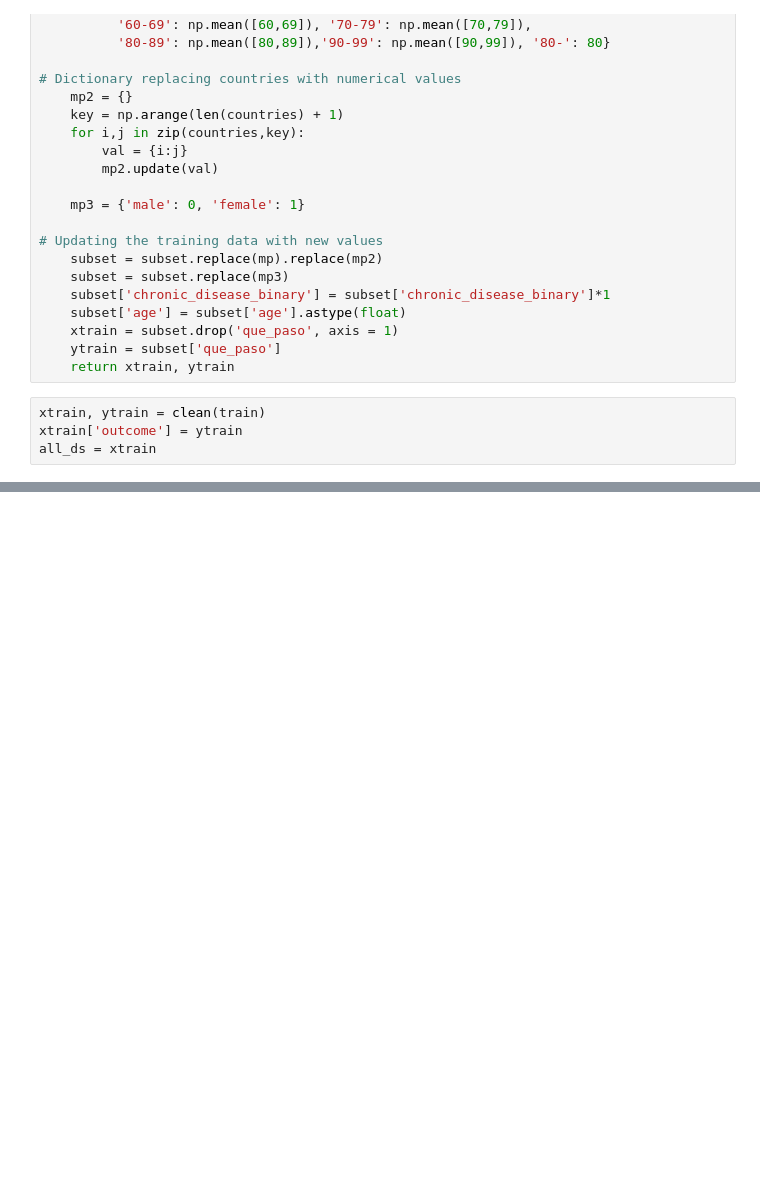
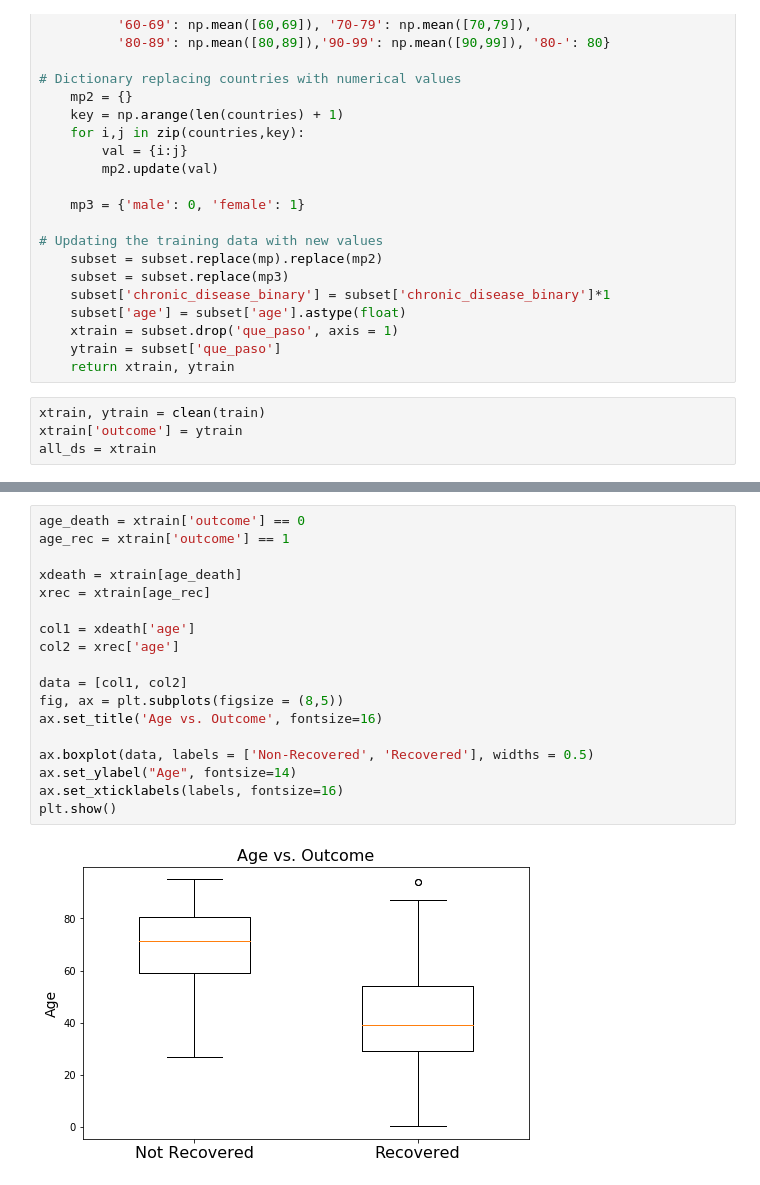
Before and after one commit to dukersss13/COVID-19-ML-Classification-Model, a Jupyter notebook: Candle.ipynb, the cells around one changed output, grey strips where cells are left out. Drawn from its saved outputs; the diff is of its cells as text; blank space fills up the shorter version.

```diff
--- a/Candle.ipynb
+++ b/Candle.ipynb
@@ -199,0 +275,20 @@ Name: outcome, dtype: int64
+# %%
+age_death = xtrain['outcome'] == 0
+age_rec = xtrain['outcome'] == 1
+
+xdeath = xtrain[age_death]
+xrec = xtrain[age_rec]
+
+col1 = xdeath['age']
+col2 = xrec['age']
+
+data = [col1, col2]
+fig, ax = plt.subplots(figsize = (8,5))
+ax.set_title('Age vs. Outcome', fontsize=16)
+
+ax.boxplot(data, labels = ['Non-Recovered', 'Recovered'], widths = 0.5)
+ax.set_ylabel("Age", fontsize=14)
+ax.set_xticklabels(labels, fontsize=16)
+plt.show()
+# %% [output]
+[figure, added]
```
Also changed, not shown: parts of 14 cells of this notebook.
